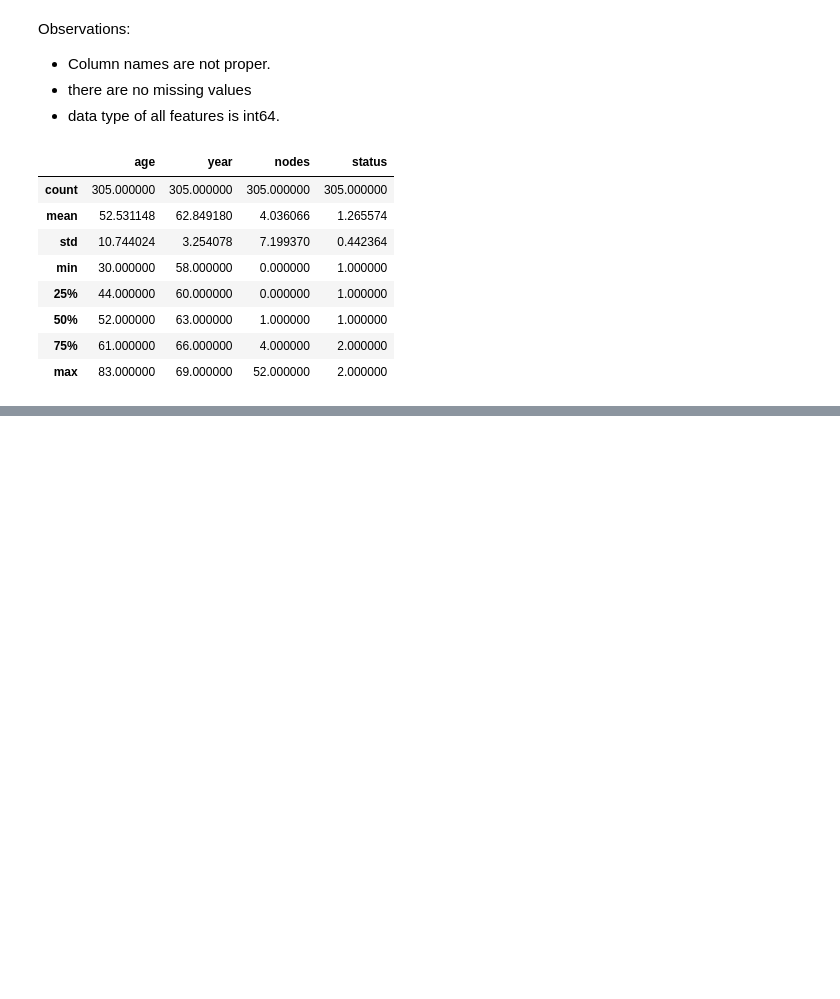
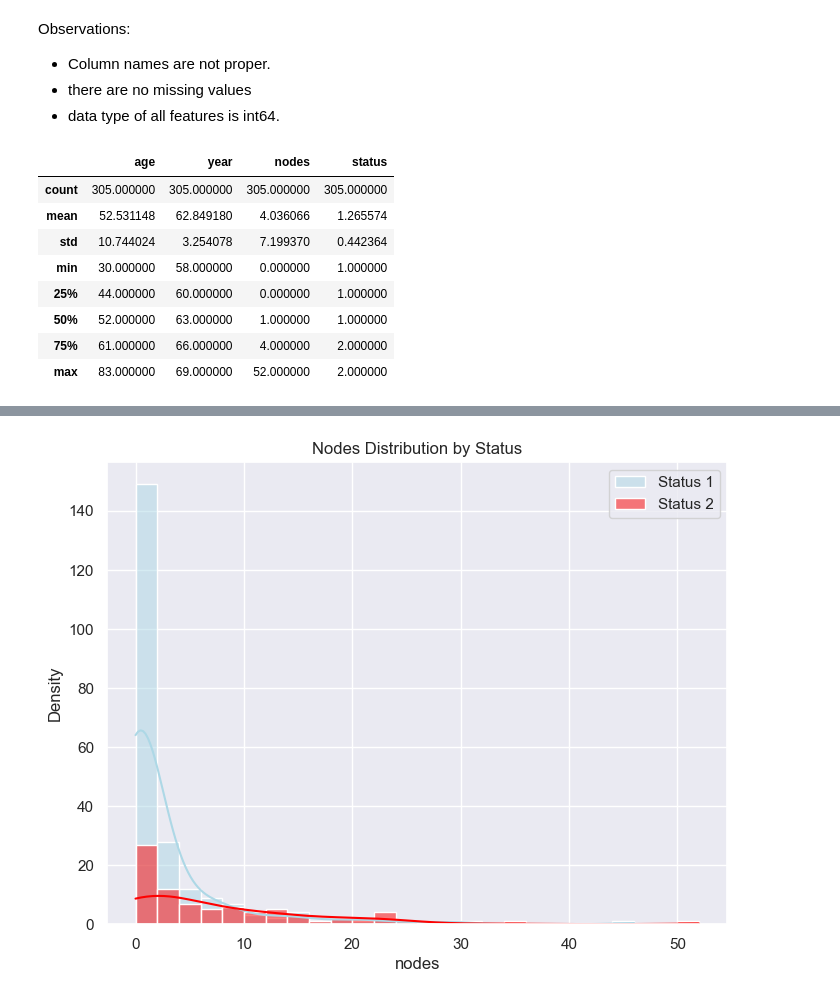
Before and after one commit to Hetzie/Internship-Tasks, a Jupyter notebook: EDA/eda.ipynb, the cells around one changed output, grey strips where cells are left out. Cells and saved outputs as stored; diff of their text form; code cells hidden in the pictures; blank space fills up the shorter version.

```diff
--- a/EDA/eda.ipynb
+++ b/EDA/eda.ipynb
@@ -77,0 +126,4 @@ Name: count, dtype: int64
+# %%
+plotPDF('nodes')
+# %% [output]
+[figure, added]
```
Also changed, not shown: parts of 21 cells of this notebook.
